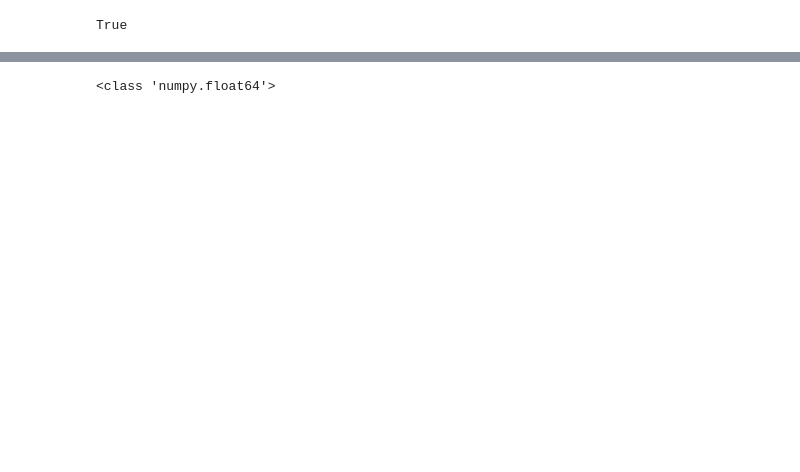
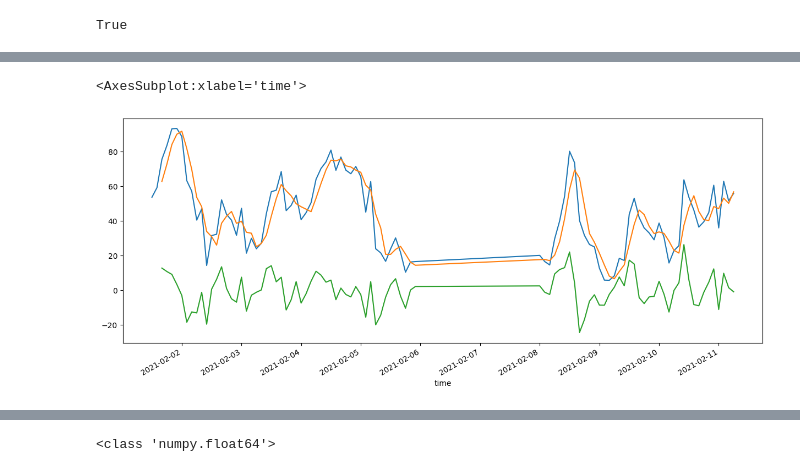
Before and after one commit to vanimesh76/Forex, a Jupyter notebook: EPL_DS_Challenge/Price.ipynb, the cells around one changed output, grey strips where cells are left out. Saved outputs shown, nothing was run; the diff lists cells and outputs as text; code cells hidden in the pictures; blank space fills up the shorter version.

```diff
--- a/EPL_DS_Challenge/Price.ipynb
+++ b/EPL_DS_Challenge/Price.ipynb
@@ -43,3 +43,41 @@ def get_values(symbol):
     return rates_frame
 # %%
-a = get_values("EURUSD")
+a = get_values("USDCAD")
+# %%
+def rsi(df=a):
+#     df = pd.read_csv('data.csv')
+
+    # Calculate the price change for each period
+    delta = df['close'].diff()
+
+    # Define the period for the rolling average
+    period = 7
+
+    # Calculate the average gain and average loss for the specified period
+    gain = delta.where(delta > 0, 0)
+    loss = -delta.where(delta < 0, 0)
+    avg_gain = gain.rolling(period).mean()
+    avg_loss = loss.rolling(period).mean()
+
+    # Calculate the Relative Strength (RS) by dividing the average gain by the average loss
+    rs = avg_gain / avg_loss
+
+    # Calculate the Relative Strength Index (RSI)
+    rsi = 100 - (100 / (1 + rs))
+
+    # Add the RSI to the dataframe
+    df['RSI'] = rsi
+
+    # Print the dataframe
+    return df
+# %%
+df = rsi(a)
+df['rsisma'] = df['RSI'].rolling(window=3).mean()
+df['diff'] = df['RSI'] - df['rsisma']
+# %%
+df['RSI'][:100].plot(figsize=(15,6))
+df['rsisma'][:100].plot(figsize=(15,6))
+df['diff'][:100].plot(figsize=(15,6))
+# %% [output]
+<AxesSubplot:xlabel='time'>
+[figure, added]
```
Also changed, not shown: parts of 7 cells of this notebook, 22 other files.
